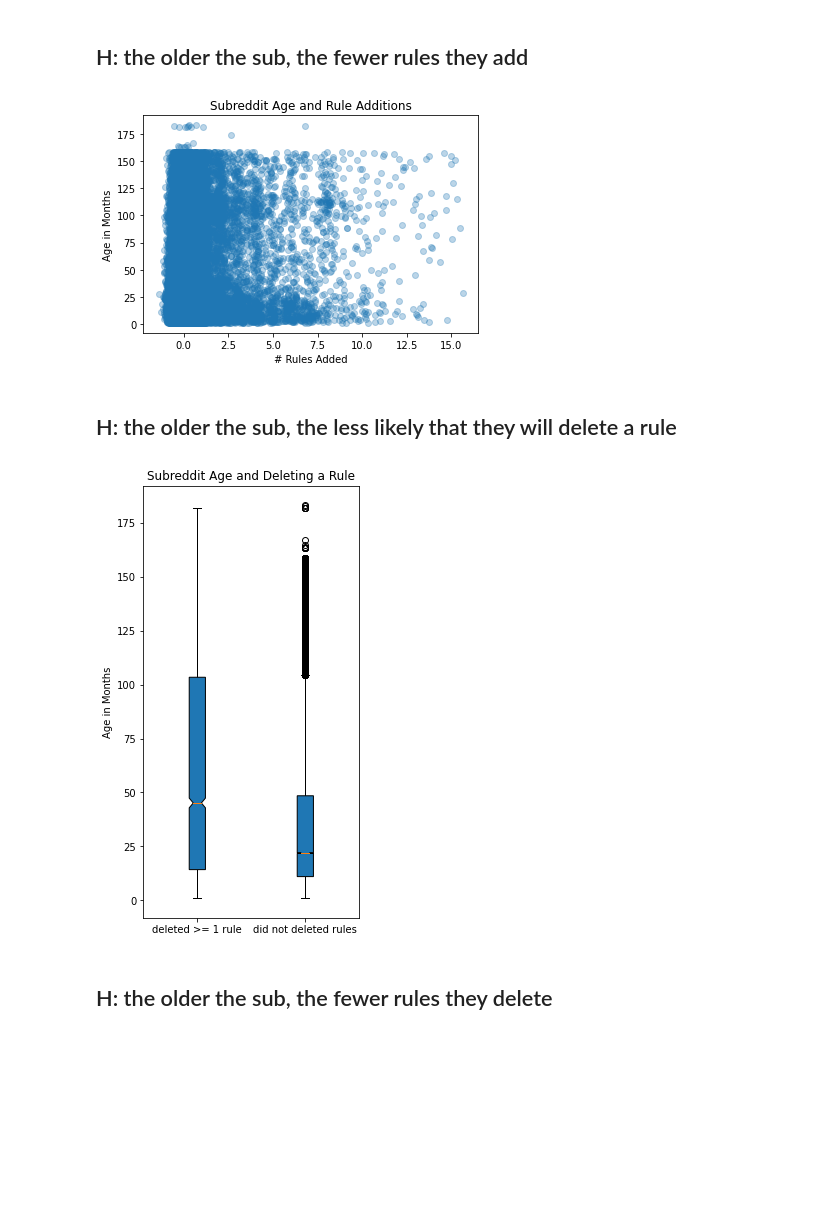
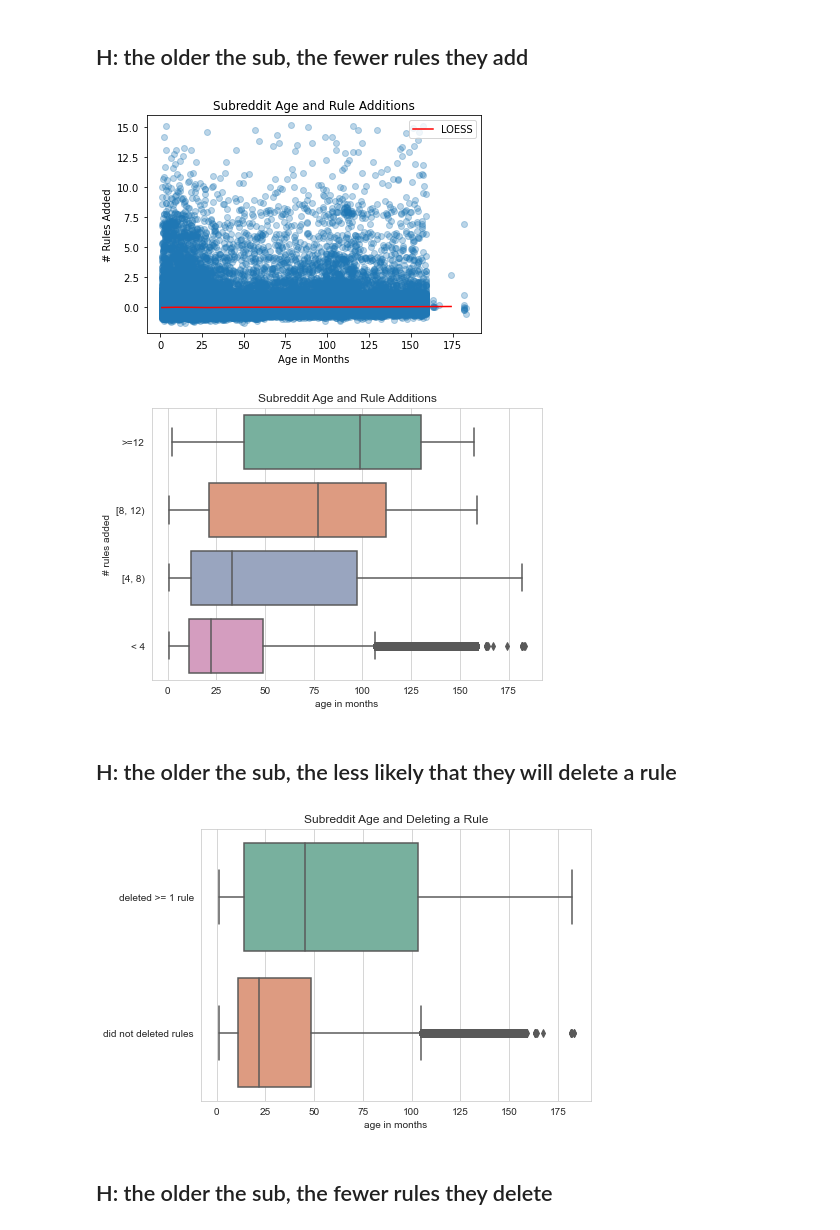
Before and after one commit to nammyk789/reddit-rule-change, a Jupyter notebook: jupyter notebooks/looking_at_seth_data.ipynb, the cells around one changed output. Drawn from its saved outputs; the diff is of its cells as text; code cells hidden in the pictures; blank space fills up the shorter version.

```diff
--- a/jupyter notebooks/looking_at_seth_data.ipynb
+++ b/jupyter notebooks/looking_at_seth_data.ipynb
@@ -263,46 +329,66 @@ plt.show()
 # %% [markdown]
 ## H: the older the sub, the fewer rules they add
 # %%
-y = np.array(sub_metadata.age_in_months)
-x = np.array(sub_metadata.added) + np.random.normal(0,0.3,len(sub_metadata))
+x = np.array(sub_metadata.age_in_months)
+y = np.array(sub_metadata.added) + np.random.normal(0,0.3,len(sub_metadata))
 
 # Plot the scatter plot with the calculated area
 plt.scatter(x, y, alpha=0.3)
 
-plt.ylabel("Age in Months")
-plt.xlabel("# Rules Added")
+# LOESS smoother
+sample_size = 10000
+sample_indices = np.random.choice(len(x), sample_size, replace=False)
+x_sample = x[sample_indices]
+y_sample = y[sample_indices]
+smoothed = lowess(y_sample, x_sample, frac=0.3)
+plt.plot(smoothed[:,0], smoothed[:,1], label='LOESS', color='red')
+plt.legend()
+
+plt.xlabel("Age in Months")
+plt.ylabel("# Rules Added")
 plt.title("Subreddit Age and Rule Additions")
 
 plt.show()
 # %% [output]
-[figure, old version]
+[figure, new version]
+# %%
+# Creating dataset
+first_bin = np.array(sub_metadata[sub_metadata.added < 4].age_in_months)
+second_bin = np.array(sub_metadata[(sub_metadata.added >= 4) & (sub_metadata.added < 8)].age_in_months)
+third_bin = np.array(sub_metadata[(sub_metadata.added >= 8) & (sub_metadata.added < 12)].age_in_months)
+fourth_bin = np.array(sub_metadata[(sub_metadata.added >= 12)].age_in_months)
+data = np.array([fourth_bin, third_bin, second_bin, first_bin], dtype=object)
+
+sns.set_style("whitegrid")
+fig, ax = plt.subplots(figsize=(7, 5))
+sns.boxplot(data=data.T, ax=ax, palette="Set2", saturation = 0.6, orient="h")
+ax.set_xlabel("age in months")
+ax.set_ylabel("# rules added")
+ax.set_title("Subreddit Age and Rule Additions")
+ax.set_yticklabels(['>=12', '[8, 12)', '[4, 8)', '< 4'])
+plt.savefig('../result_figures/age_and_additions_boxplot.png', dpi=300, bbox_inches='tight')
+plt.show()
+# %% [output]
+[figure, added]
 # %% [markdown]
 ## H: the older the sub, the less likely that they will delete a rule
 # %%
 # Creating dataset
 deleted = np.array(sub_metadata[sub_metadata.deleted > 0].age_in_months)
 not_deleted = np.array(sub_metadata[sub_metadata.deleted == 0].age_in_months)
 data = np.array([deleted, not_deleted], dtype=object)
 
-fig = plt.figure(figsize =(3, 6))
-
-# Creating axes instance
-ax = fig.add_axes([0, 0, 1, 1])
-
-# Creating plot
-bp = ax.boxplot(data,
-                 notch=True,  # notch shape
-                 vert=True,  # vertical box alignment
-                 patch_artist=True,  # fill with color
-                 labels=['deleted >= 1 rule', 'did not deleted rules'])  # will be used to label x-ticks
-
-plt.ylabel("Age in Months")
-plt.title("Subreddit Age and Deleting a Rule")
-
-# show plot
+sns.set_style("whitegrid")
+fig, ax = plt.subplots(figsize=(7, 5))
+sns.boxplot(data=data.T, ax=ax, palette="Set2", saturation = 0.6, orient="h")
+ax.set_xlabel("age in months")
+# ax.set_ylabel("# rules added")
+ax.set_title("Subreddit Age and Deleting a Rule")
+ax.set_yticklabels(['deleted >= 1 rule', 'did not deleted rules'])
+plt.savefig('../result_figures/age_and_single_deletion_boxplot.png', dpi=300, bbox_inches='tight')
 plt.show()
 # %% [output]
-[figure, old version]
+[figure, new version]
 # %% [markdown]
 ## H: the older the sub, the fewer rules they delete
 # %%
```
Also changed, not shown: parts of 22 cells of this notebook, 13 other files.
